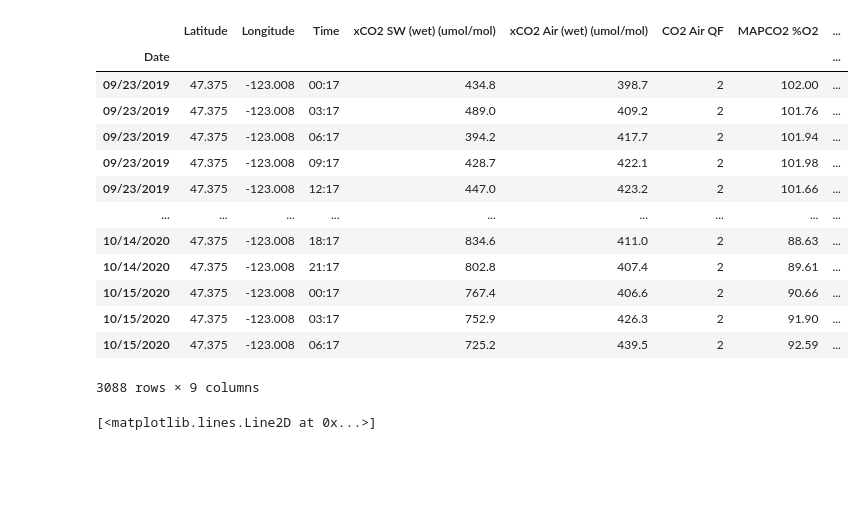
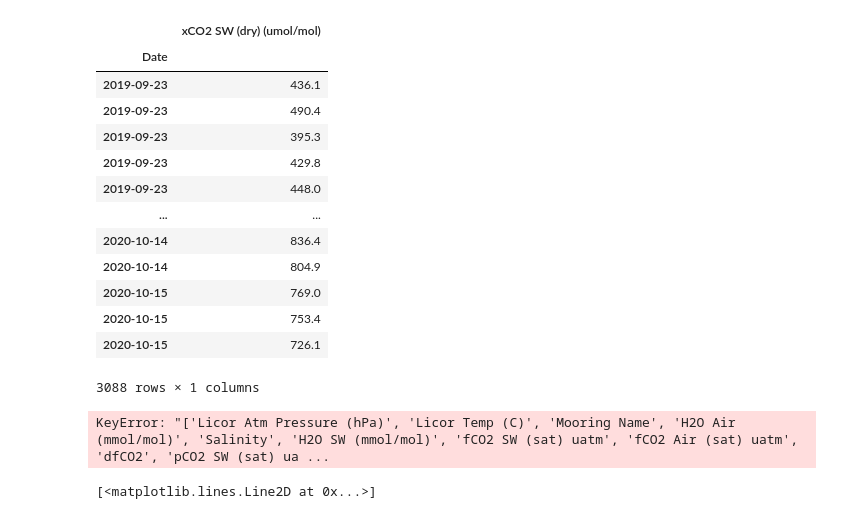
Before and after one commit to Lbh22GitHub/Harris.L_FinalProject, a Jupyter notebook: final.ipynb, the cells around one changed output. Drawn from its saved outputs; the diff is of its cells as text; code cells hidden in the pictures; blank space fills up the shorter version.

```diff
--- a/final.ipynb
+++ b/final.ipynb
@@ -51,30 +42,33 @@ display(dabob_df)
 # %%
 # load twanoh
-twanoh_df = pd.read_csv(twanoh_filepath, header=4,index_col = 'Date')
-pd.to_datetime(twanoh_df.index)
-#twanoh_df.DatetimeIndex(twanoh_df['Date'])
+twanoh_df = pd.read_csv(twanoh_filepath, header=4,usecols = (3,16), index_col = 'Date')
+twanoh_df.index = pd.to_datetime(twanoh_df.index)
+
+display(twanoh_df)
 # cleaning data
 twanoh_df = twanoh_df.drop(['Licor Atm Pressure (hPa)','Licor Temp (C)','Mooring Name','H2O Air (mmol/mol)',
                             'Salinity','H2O SW (mmol/mol)','fCO2 SW (sat) uatm','fCO2 Air (sat) uatm','dfCO2',
-                            'pCO2 SW (sat) uatm','pCO2 Air (sat) uatm','dpCO2','SST (C)','CO2 SW QF'], axis=1)
+                            'pCO2 SW (sat) uatm','pCO2 Air (sat) uatm','dpCO2','SST (C)','CO2 SW QF','MAPCO2 %O2','CO2 Air QF'], axis=1)
+
 # calculate rolling monthly average
-display(twanoh_df)
+
 #twanoh_round = twanoh_df['xCO2 SW (dry) (umol/mol)'].resample('M').mean()
 # %% [output]
-|  | Latitude | Longitude | Time | xCO2 SW (wet) (umol/mol) | xCO2 Air (wet) (umol/mol) | CO2 Air QF | MAPCO2 %O2 | ... |
-| Date |  |  |  |  |  |  |  | ... |
-| 09/23/2019 | 47.375 | -123.008 | 00:17 | 434.8 | 398.7 | 2 | 102.00 | ... |
-| 09/23/2019 | 47.375 | -123.008 | 03:17 | 489.0 | 409.2 | 2 | 101.76 | ... |
-| 09/23/2019 | 47.375 | -123.008 | 06:17 | 394.2 | 417.7 | 2 | 101.94 | ... |
-| 09/23/2019 | 47.375 | -123.008 | 09:17 | 428.7 | 422.1 | 2 | 101.98 | ... |
-| 09/23/2019 | 47.375 | -123.008 | 12:17 | 447.0 | 423.2 | 2 | 101.66 | ... |
-| ... | ... | ... | ... | ... | ... | ... | ... | ... |
-| 10/14/2020 | 47.375 | -123.008 | 18:17 | 834.6 | 411.0 | 2 | 88.63 | ... |
-| 10/14/2020 | 47.375 | -123.008 | 21:17 | 802.8 | 407.4 | 2 | 89.61 | ... |
-| 10/15/2020 | 47.375 | -123.008 | 00:17 | 767.4 | 406.6 | 2 | 90.66 | ... |
-| 10/15/2020 | 47.375 | -123.008 | 03:17 | 752.9 | 426.3 | 2 | 91.90 | ... |
-| 10/15/2020 | 47.375 | -123.008 | 06:17 | 725.2 | 439.5 | 2 | 92.59 | ... |
+|  | xCO2 SW (dry) (umol/mol) |
+| Date |  |
+| 2019-09-23 | 436.1 |
+| 2019-09-23 | 490.4 |
+| 2019-09-23 | 395.3 |
+| 2019-09-23 | 429.8 |
+| 2019-09-23 | 448.0 |
+| ... | ... |
+| 2020-10-14 | 836.4 |
+| 2020-10-14 | 804.9 |
+| 2020-10-15 | 769.0 |
+| 2020-10-15 | 753.4 |
+| 2020-10-15 | 726.1 |
-3088 rows × 9 columns
+3088 rows × 1 columns
+KeyError: "['Licor Atm Pressure (hPa)', 'Licor Temp (C)', 'Mooring Name', 'H2O Air (mmol/mol)', 'Salinity', 'H2O SW (mmol/mol)', 'fCO2 SW (sat) uatm', 'fCO2 Air (sat) uatm', 'dfCO2', 'pCO2 SW (sat) ua ...
 # %%
 # plot twanoh and dabob_df
 fig,axs = plt.subplots(figsize=(10,6), nrows=2,sharex=False)
```
Also changed, not shown: parts of 1 cell of this notebook.
